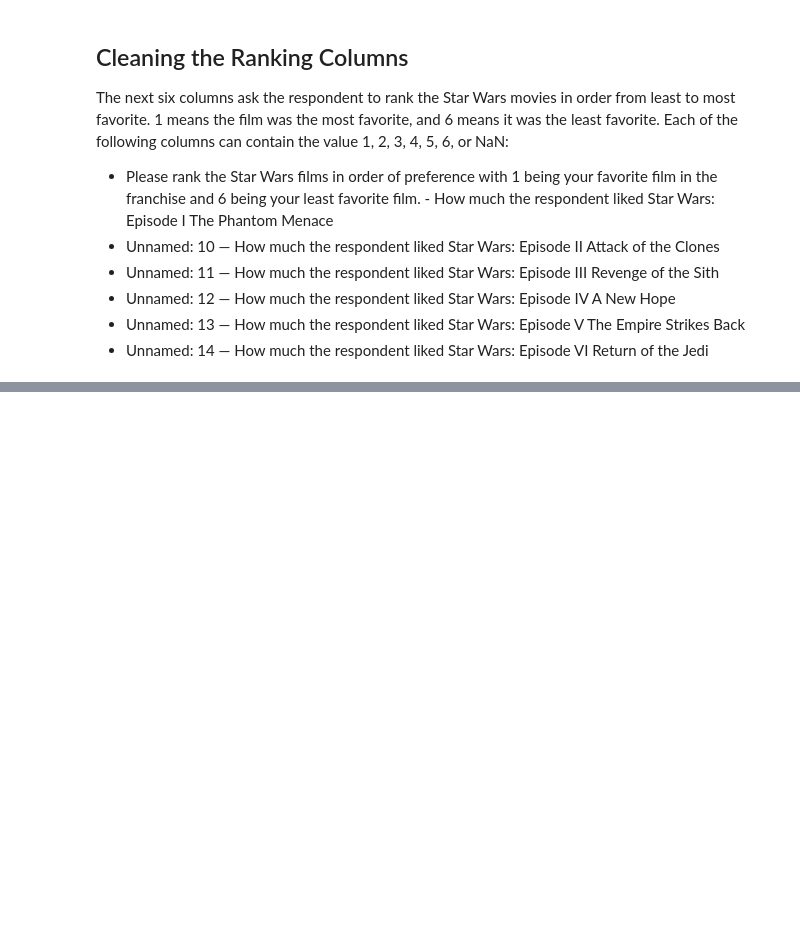
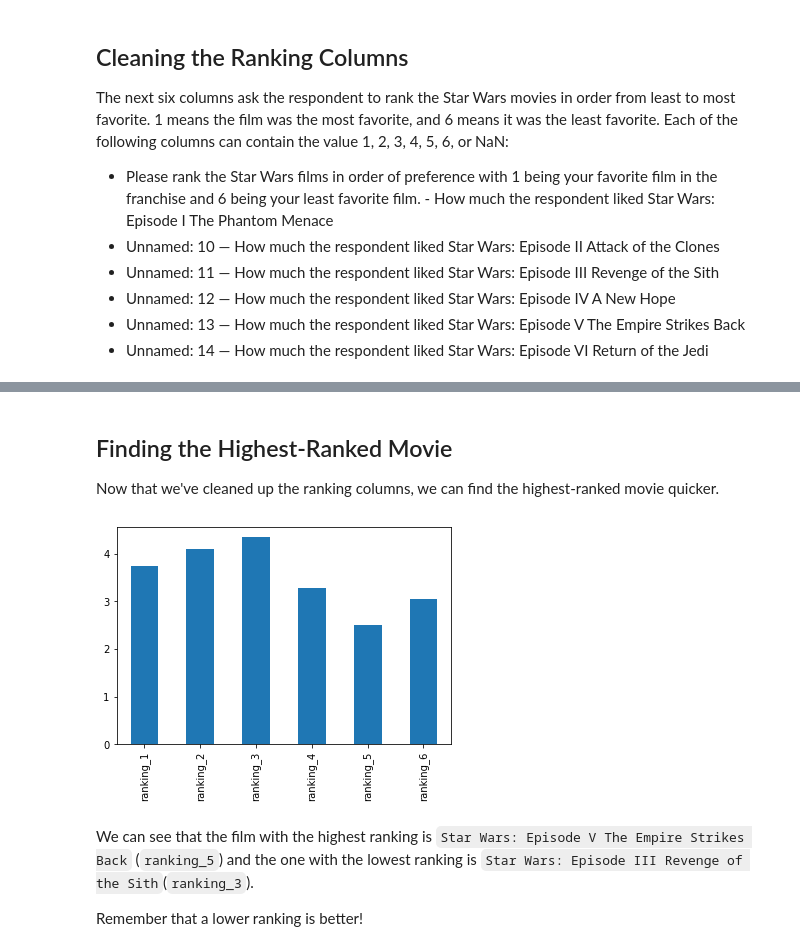
Before and after one commit to aguirredaniel/dataquest-projects, a Jupyter notebook: A_Star_Wars_Surve/basics.ipynb, the cells around one changed output, grey strips where cells are left out. Drawn from its saved outputs; the diff is of its cells as text; code cells hidden in the pictures; blank space fills up the shorter version.

Commit message:
6. Finding the Highest-Ranked Movie

```diff
--- a/A_Star_Wars_Surve/basics.ipynb
+++ b/A_Star_Wars_Surve/basics.ipynb
@@ -129,4 +129,4 @@ star_wars[ranking_columns] = star_wars[ranking_columns].astype(float)
 # %%
 rankings = [f'ranking_{i}' for i in range(1,7)]
 map_columns = {column:ranking for column, ranking in zip(ranking_columns, rankings)}
-star_wars.rename(columns = ma)
+star_wars.rename(columns=map_columns, inplace=True)
@@ -132,0 +154,16 @@ star_wars.rename(columns = ma)
+# %% [markdown]
+## Finding the Highest-Ranked Movie
+
+Now that we've cleaned up the ranking columns, we can find the highest-ranked movie quicker.
+# %%
+import matplotlib.pyplot as plt
+%matplotlib inline
+star_wars[rankings].mean().plot(kind='bar')
+
+plt.show()
+# %% [output]
+[figure, added]
+# %% [markdown]
+We can see that the film with the highest ranking is `Star Wars: Episode V The Empire Strikes Back` (`ranking_5`) and the one with the lowest ranking is `Star Wars: Episode III Revenge of the Sith`(`ranking_3`).
+
+Remember that a lower ranking is better!
```
Also changed, not shown: parts of 1 cell of this notebook.
